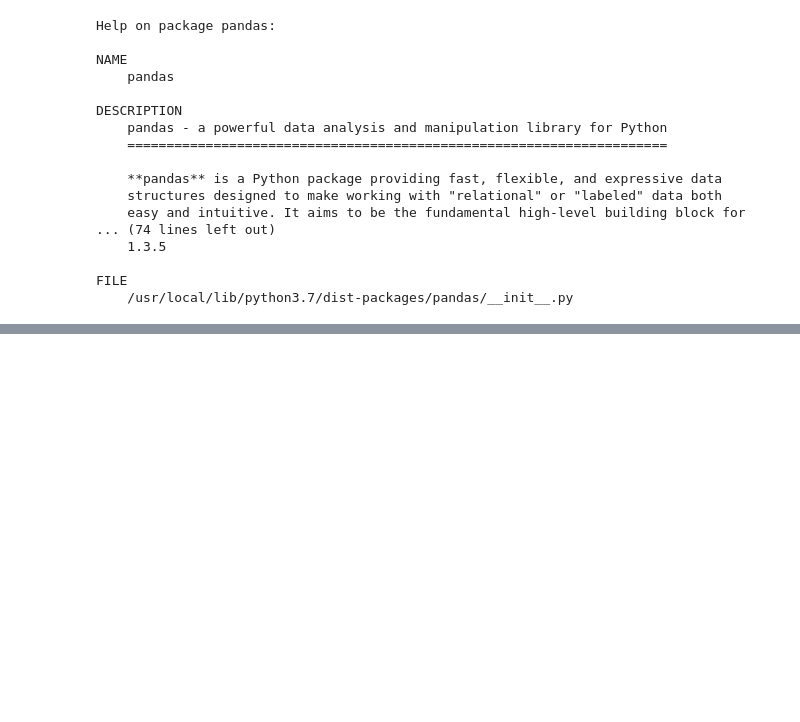
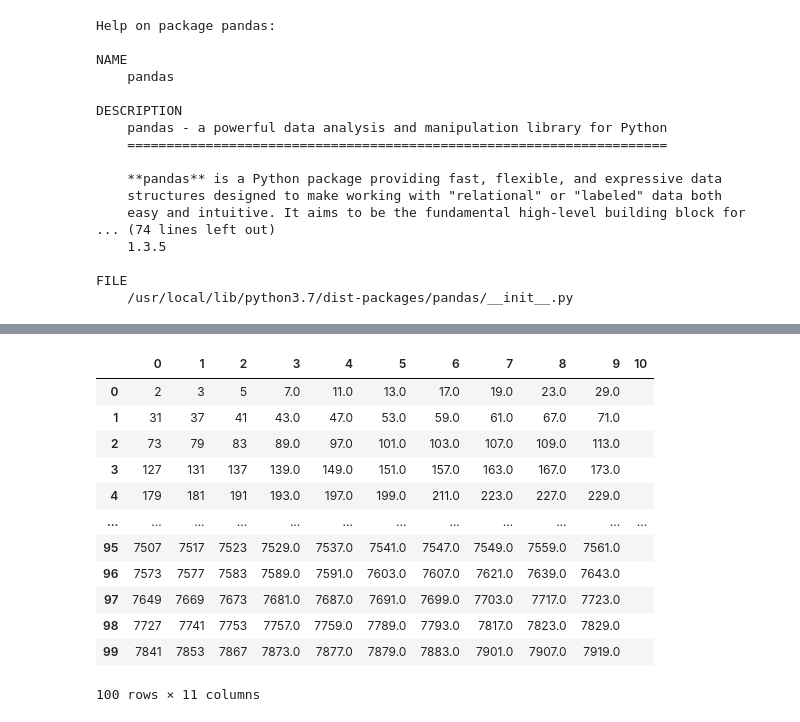
Before and after one commit to ritikavijayy/mlReva, a Jupyter notebook: Numpy.ipynb, the cells around one changed output, grey strips where cells are left out. Drawn from its saved outputs; the diff is of its cells as text; code cells hidden in the pictures; blank space fills up the shorter version.

```diff
--- a/Numpy.ipynb
+++ b/Numpy.ipynb
@@ -224,0 +349,16 @@ FILE
+# %%
+df.iloc[0:100,0:]
+# %% [output]
+|  | 0 | 1 | 2 | 3 | 4 | 5 | 6 | 7 | 8 | 9 | 10 |
+| 0 | 2 | 3 | 5 | 7.0 | 11.0 | 13.0 | 17.0 | 19.0 | 23.0 | 29.0 |  |
+| 1 | 31 | 37 | 41 | 43.0 | 47.0 | 53.0 | 59.0 | 61.0 | 67.0 | 71.0 |  |
+| 2 | 73 | 79 | 83 | 89.0 | 97.0 | 101.0 | 103.0 | 107.0 | 109.0 | 113.0 |  |
+| 3 | 127 | 131 | 137 | 139.0 | 149.0 | 151.0 | 157.0 | 163.0 | 167.0 | 173.0 |  |
+| 4 | 179 | 181 | 191 | 193.0 | 197.0 | 199.0 | 211.0 | 223.0 | 227.0 | 229.0 |  |
+| ... | ... | ... | ... | ... | ... | ... | ... | ... | ... | ... | ... |
+| 95 | 7507 | 7517 | 7523 | 7529.0 | 7537.0 | 7541.0 | 7547.0 | 7549.0 | 7559.0 | 7561.0 |  |
+| 96 | 7573 | 7577 | 7583 | 7589.0 | 7591.0 | 7603.0 | 7607.0 | 7621.0 | 7639.0 | 7643.0 |  |
+| 97 | 7649 | 7669 | 7673 | 7681.0 | 7687.0 | 7691.0 | 7699.0 | 7703.0 | 7717.0 | 7723.0 |  |
+| 98 | 7727 | 7741 | 7753 | 7757.0 | 7759.0 | 7789.0 | 7793.0 | 7817.0 | 7823.0 | 7829.0 |  |
+| 99 | 7841 | 7853 | 7867 | 7873.0 | 7877.0 | 7879.0 | 7883.0 | 7901.0 | 7907.0 | 7919.0 |  |
+100 rows × 11 columns
```
Also changed, not shown: parts of 19 cells of this notebook.
